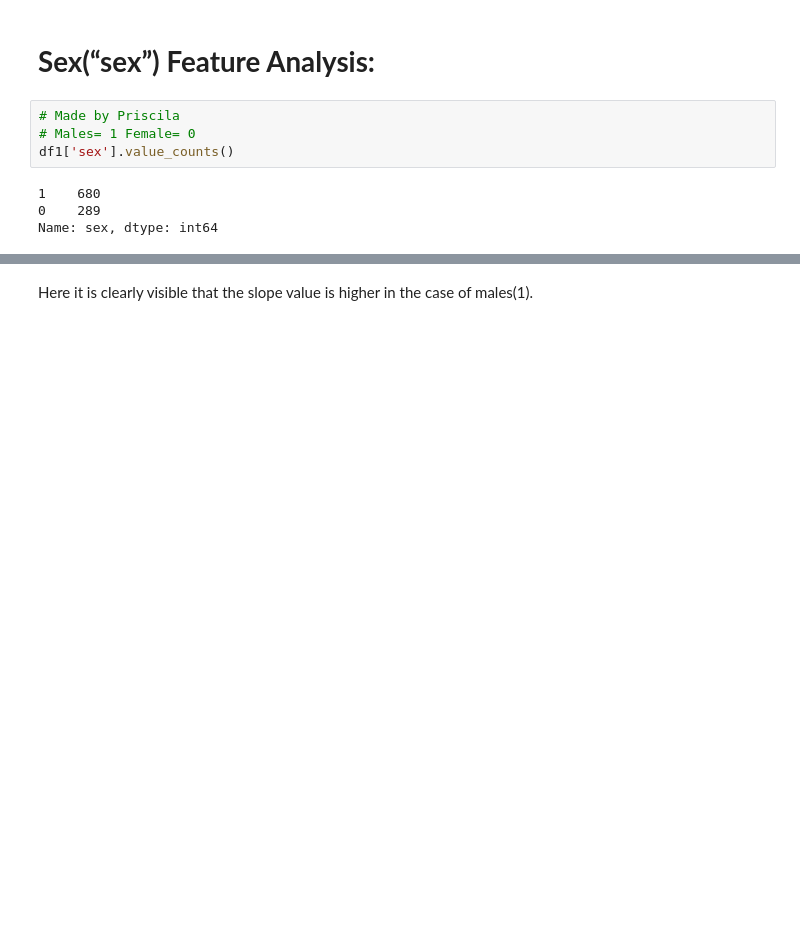
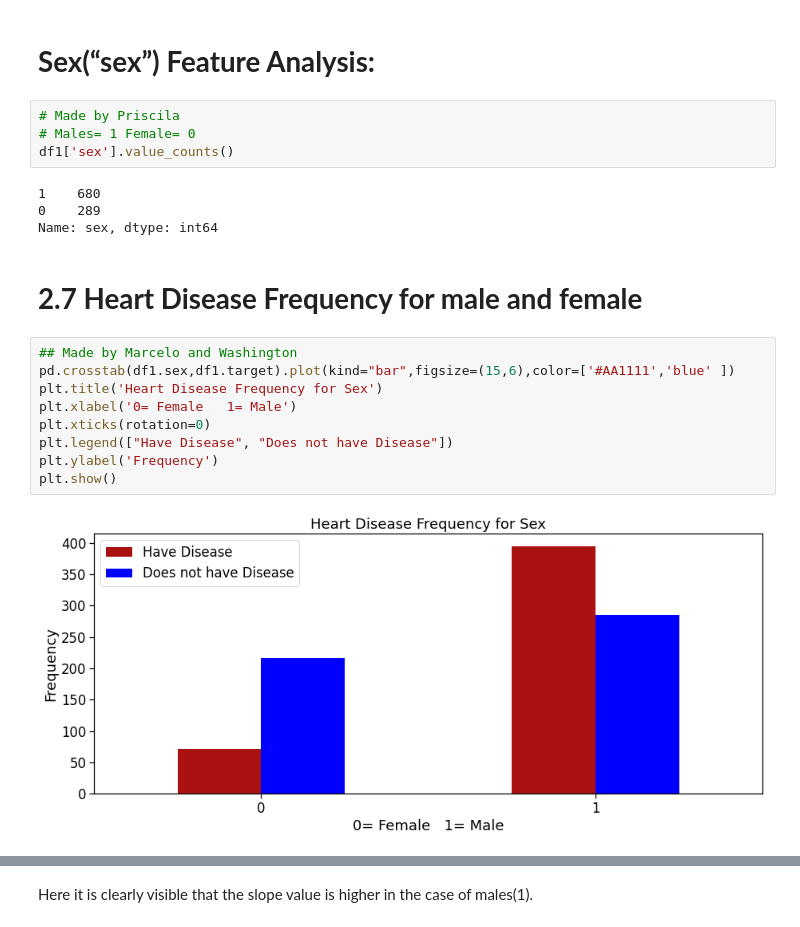
Before and after one commit to masp42/Crisp_DM_CA, a Jupyter notebook: Heart_Disease_Prediction_CA.ipynb, the cells around one changed output, grey strips where cells are left out. Saved outputs shown, nothing was run; the diff lists cells and outputs as text; blank space fills up the shorter version.

```diff
--- a/Heart_Disease_Prediction_CA.ipynb
+++ b/Heart_Disease_Prediction_CA.ipynb
@@ -296,3 +296,16 @@ df1['sex'].value_counts()
 1    680
 0    289
 Name: sex, dtype: int64
+# %% [markdown]
+# **2.7 Heart Disease Frequency for male and female**
+# %%
+## Made by Marcelo and Washington
+pd.crosstab(df1.sex,df1.target).plot(kind="bar",figsize=(15,6),color=['#AA1111','blue' ])
+plt.title('Heart Disease Frequency for Sex')
+plt.xlabel('0= Female   1= Male')
+plt.xticks(rotation=0)
+plt.legend(["Have Disease", "Does not have Disease"])
+plt.ylabel('Frequency')
+plt.show()
+# %% [output]
+[figure, added]
```
Also changed, not shown: parts of 35 cells of this notebook.
